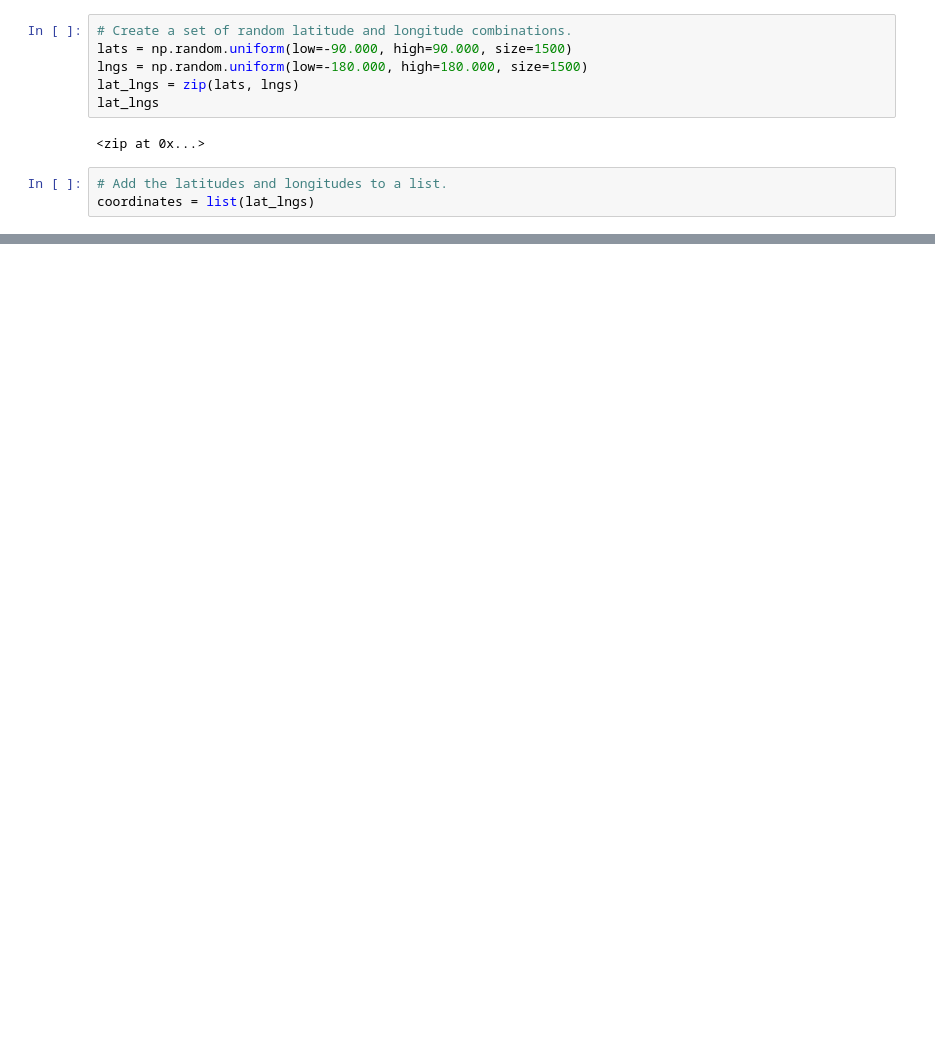
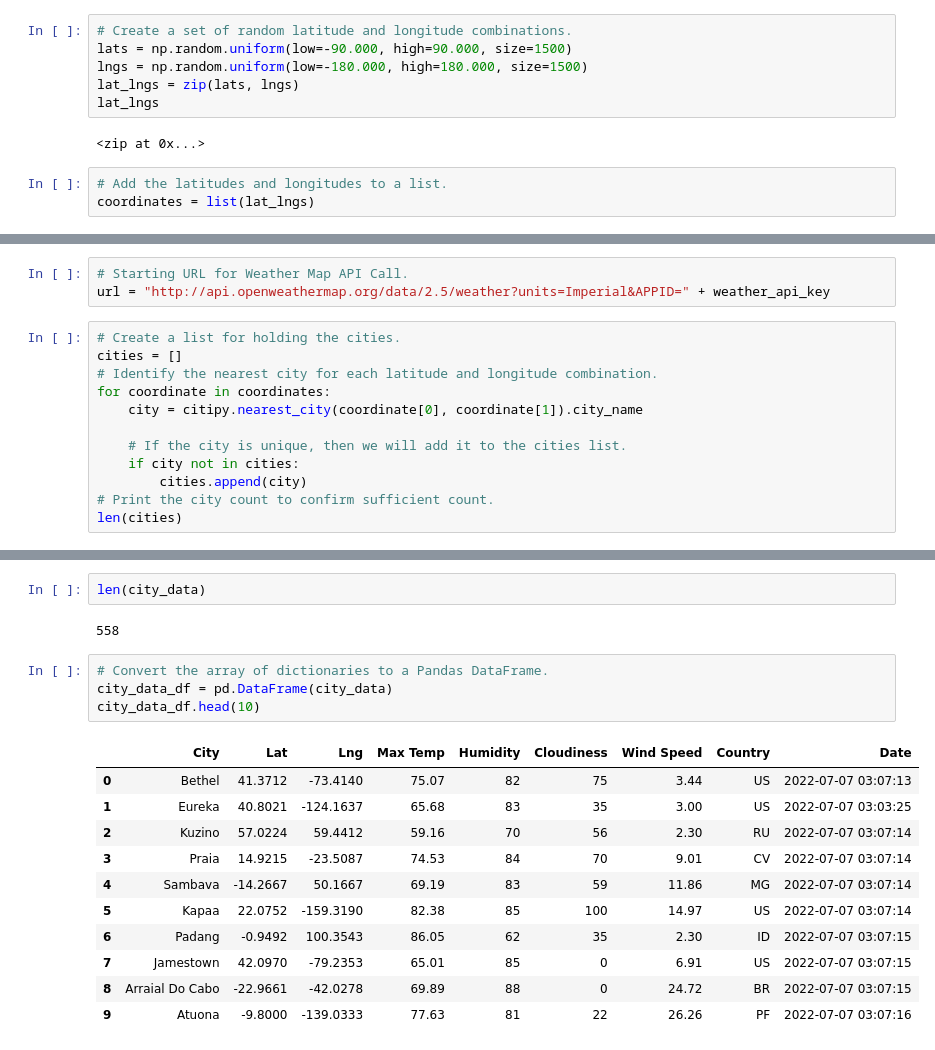
Before and after one commit to danioc94/World_Weather_Analysis, a Jupyter notebook: WeatherPy.ipynb, the cells around one changed output, grey strips where cells are left out. Cells and saved outputs as stored; diff of their text form; blank space fills up the shorter version.

Commit message:
Adding WeatherPY file and modifying git ignore

```diff
--- a/WeatherPy.ipynb
+++ b/WeatherPy.ipynb
@@ -38,0 +33,15 @@ for coordinate in coordinates:
+# %%
+# Starting URL for Weather Map API Call.
+url = "http://api.openweathermap.org/data/2.5/weather?units=Imperial&APPID=" + weather_api_key
+# %%
+# Create a list for holding the cities.
+cities = []
+# Identify the nearest city for each latitude and longitude combination.
+for coordinate in coordinates:
+    city = citipy.nearest_city(coordinate[0], coordinate[1]).city_name
+
+    # If the city is unique, then we will add it to the cities list.
+    if city not in cities:
+        cities.append(city)
+# Print the city count to confirm sufficient count.
+len(cities)
@@ -38,0 +130,20 @@ for coordinate in coordinates:
+# %%
+len(city_data)
+# %% [output]
+558
+# %%
+# Convert the array of dictionaries to a Pandas DataFrame.
+city_data_df = pd.DataFrame(city_data)
+city_data_df.head(10)
+# %% [output]
+|  | City | Lat | Lng | Max Temp | Humidity | Cloudiness | Wind Speed | Country | Date |
+| 0 | Bethel | 41.3712 | -73.4140 | 75.07 | 82 | 75 | 3.44 | US | 2022-07-07 03:07:13 |
+| 1 | Eureka | 40.8021 | -124.1637 | 65.68 | 83 | 35 | 3.00 | US | 2022-07-07 03:03:25 |
+| 2 | Kuzino | 57.0224 | 59.4412 | 59.16 | 70 | 56 | 2.30 | RU | 2022-07-07 03:07:14 |
+| 3 | Praia | 14.9215 | -23.5087 | 74.53 | 84 | 70 | 9.01 | CV | 2022-07-07 03:07:14 |
+| 4 | Sambava | -14.2667 | 50.1667 | 69.19 | 83 | 59 | 11.86 | MG | 2022-07-07 03:07:14 |
+| 5 | Kapaa | 22.0752 | -159.3190 | 82.38 | 85 | 100 | 14.97 | US | 2022-07-07 03:07:14 |
+| 6 | Padang | -0.9492 | 100.3543 | 86.05 | 62 | 35 | 2.30 | ID | 2022-07-07 03:07:15 |
+| 7 | Jamestown | 42.0970 | -79.2353 | 65.01 | 85 | 0 | 6.91 | US | 2022-07-07 03:07:15 |
+| 8 | Arraial Do Cabo | -22.9661 | -42.0278 | 69.89 | 88 | 0 | 24.72 | BR | 2022-07-07 03:07:15 |
+| 9 | Atuona | -9.8000 | -139.0333 | 77.63 | 81 | 22 | 26.26 | PF | 2022-07-07 03:07:16 |
```
Also changed, not shown: parts of 7 cells of this notebook, 3 other files.
